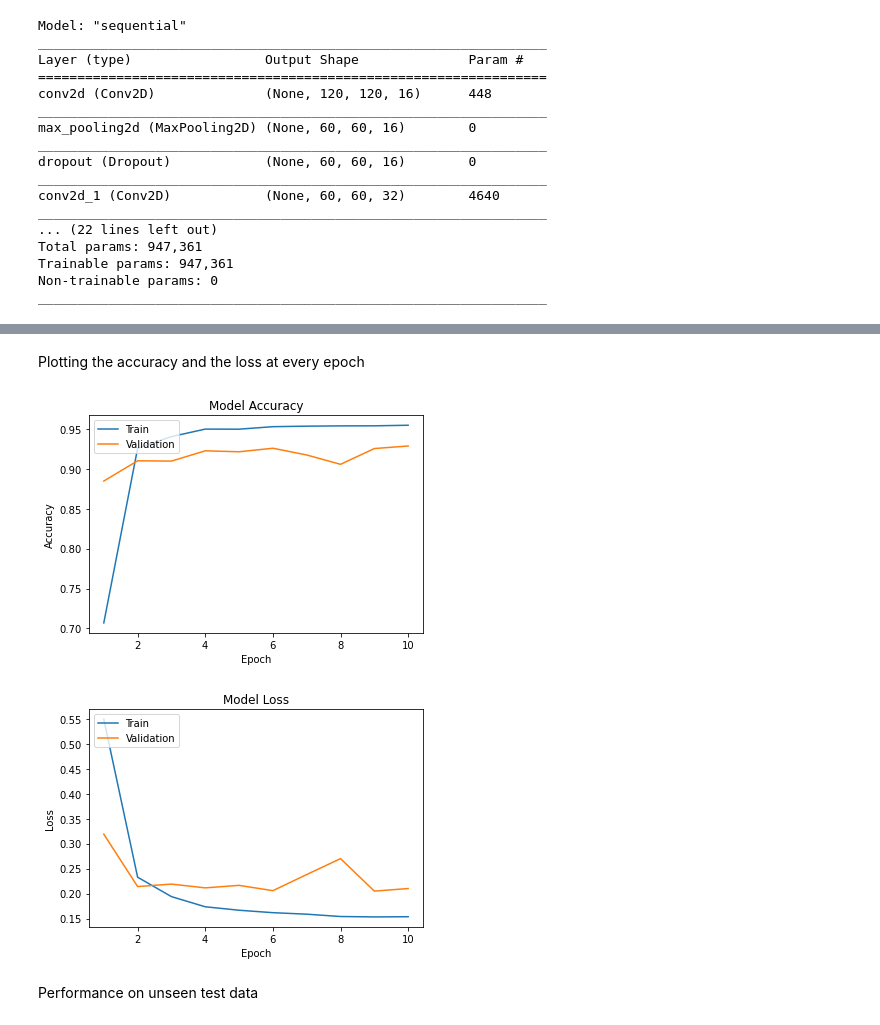
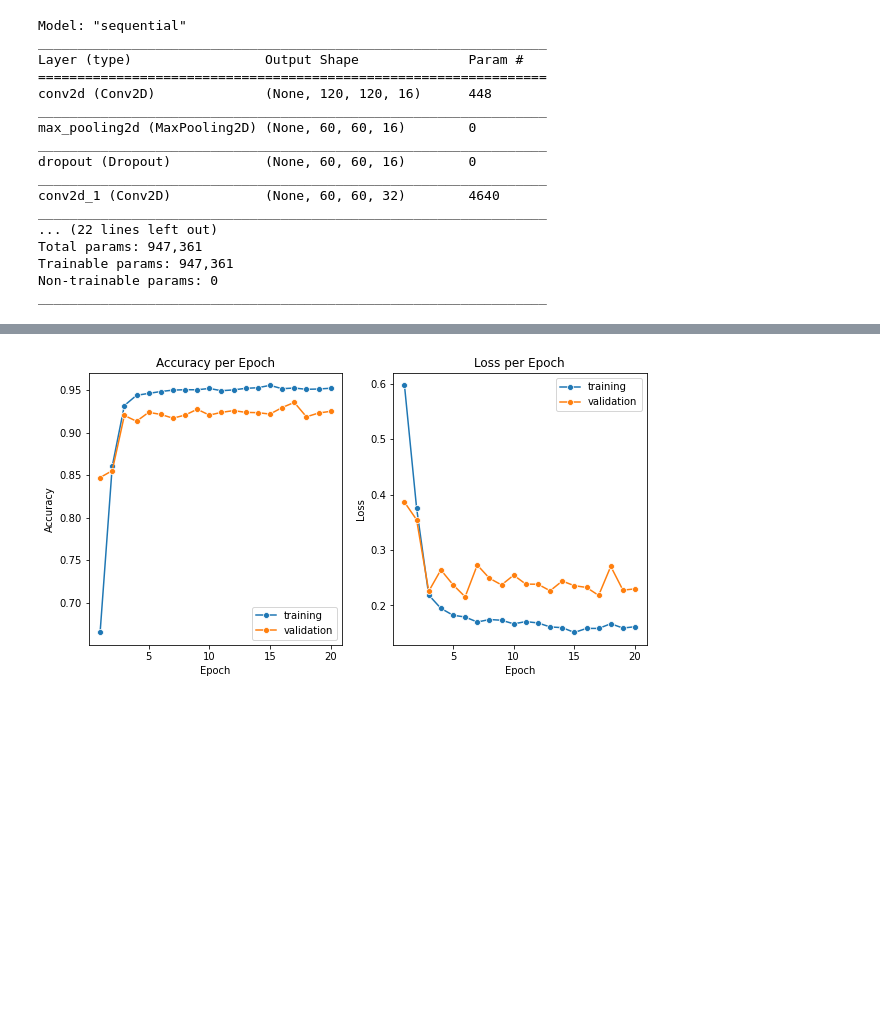
Before and after one commit to anirudh-g99/malaria-detection, a Jupyter notebook: source.ipynb, the cells around one changed output, grey strips where cells are left out. Drawn from its saved outputs; the diff is of its cells as text; code cells hidden in the pictures; blank space fills up the shorter version.

Commit message:
Train new model

```diff
--- a/source.ipynb
+++ b/source.ipynb
@@ -251,28 +282,24 @@ Epoch 10/10
-# %% [markdown]
-Plotting the accuracy and the loss at every epoch
-# %%
-def plotLearningCurve(history,epochs):
-    epochRange = range(1,epochs+1)
-    plt.plot(epochRange,history.history['acc'])
-    plt.plot(epochRange,history.history['val_acc'])
-    plt.title('Model Accuracy')
-    plt.xlabel('Epoch')
-    plt.ylabel('Accuracy')
-    plt.legend(['Train','Validation'],loc='upper left')
-    plt.show()
-
-    plt.plot(epochRange,history.history['loss'])
-    plt.plot(epochRange,history.history['val_loss'])
-    plt.title('Model Loss')
-    plt.xlabel('Epoch')
-    plt.ylabel('Loss')
-    plt.legend(['Train','Validation'],loc='upper left')
-    plt.show()
-# %%
-plotLearningCurve(history,10)
-# %% [output]
-[figure, removed]
-[figure, removed]
-# %% [markdown]
-Performance on unseen test data
+# %%
+def plotLearningCurve(history,epochs):
+    fig, ax = plt.subplots(1, 2, figsize=(10,5))
+    epochRange = range(1,epochs+1)
+
+    ax[0].set_title('Accuracy per Epoch')
+    sns.lineplot(x=epochRange, y=history.history['acc'], marker='o',ax=ax[0])
+    sns.lineplot(x=epochRange, y=history.history['val_acc'], marker='o',ax=ax[0])
+    ax[0].set_xlabel('Epoch')
+    ax[0].set_ylabel('Accuracy')
+    ax[0].legend(['training','validation'])
+
+    ax[1].set_title('Loss per Epoch')
+    sns.lineplot(x=epochRange, y=history.history['loss'], marker='o',ax=ax[1])
+    sns.lineplot(x=epochRange, y=history.history['val_loss'], marker='o',ax=ax[1])
+    ax[1].set_xlabel('Epoch')
+    ax[1].set_ylabel('Loss')
+    ax[1].legend(['training','validation'])
+    plt.show()
+# %%
+plotLearningCurve(history,len(history.history['loss']))
+# %% [output]
+[figure, added]
 # %%
```
Also changed, not shown: parts of 16 cells of this notebook.
